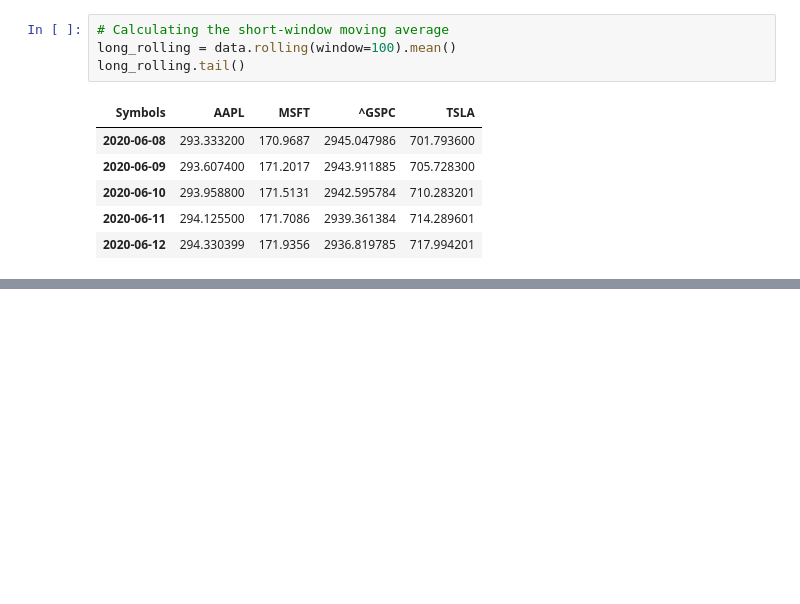
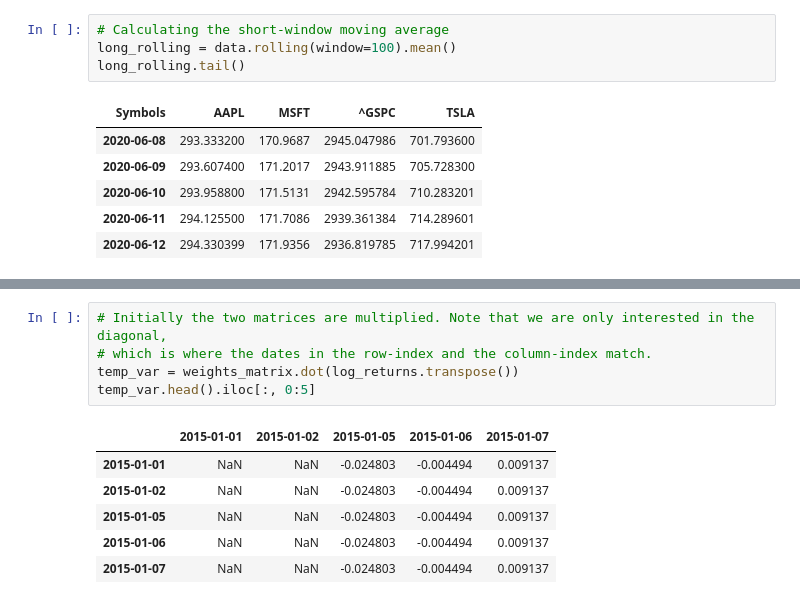
Before and after one commit to francescomarcolli/blockchain_prj, a Jupyter notebook: pyscripts/challenge_scripts/finance_part2.ipynb, the cells around one changed output, grey strips where cells are left out. Saved outputs shown, nothing was run; the diff lists cells and outputs as text; blank space fills up the shorter version.

```diff
--- a/pyscripts/challenge_scripts/finance_part2.ipynb
+++ b/pyscripts/challenge_scripts/finance_part2.ipynb
@@ -31,0 +120,12 @@ long_rolling.tail()
+# %%
+# Initially the two matrices are multiplied. Note that we are only interested in the diagonal,
+# which is where the dates in the row-index and the column-index match.
+temp_var = weights_matrix.dot(log_returns.transpose())
+temp_var.head().iloc[:, 0:5]
+# %% [output]
+|  | 2015-01-01 | 2015-01-02 | 2015-01-05 | 2015-01-06 | 2015-01-07 |
+| 2015-01-01 | NaN | NaN | -0.024803 | -0.004494 | 0.009137 |
+| 2015-01-02 | NaN | NaN | -0.024803 | -0.004494 | 0.009137 |
+| 2015-01-05 | NaN | NaN | -0.024803 | -0.004494 | 0.009137 |
+| 2015-01-06 | NaN | NaN | -0.024803 | -0.004494 | 0.009137 |
+| 2015-01-07 | NaN | NaN | -0.024803 | -0.004494 | 0.009137 |
```
Also changed, not shown: parts of 12 cells of this notebook.
